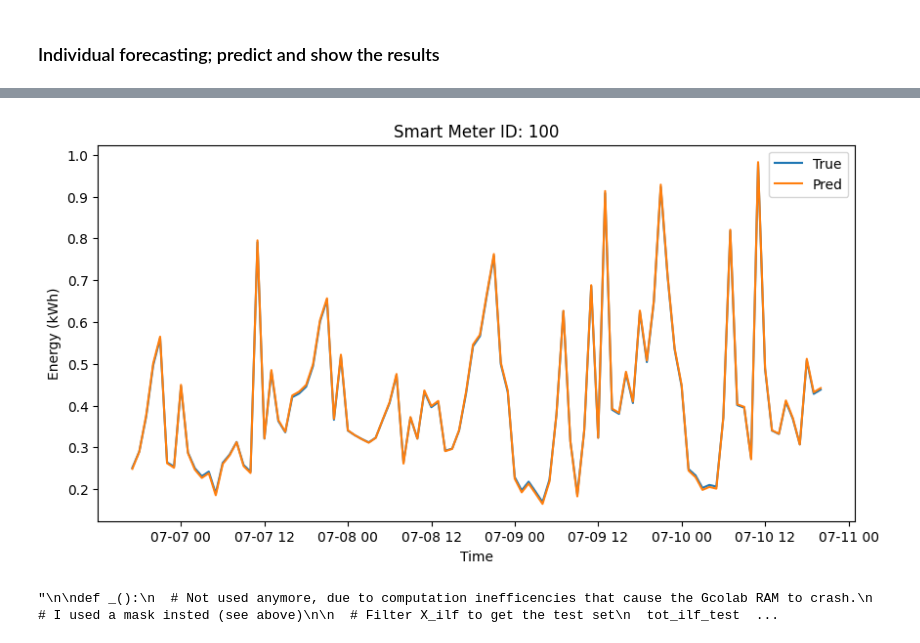
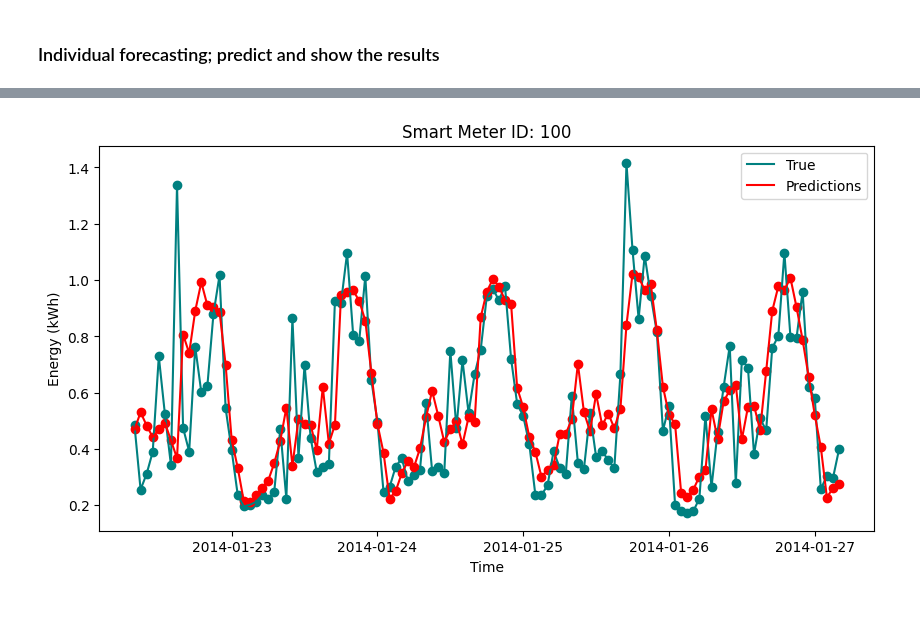
Before and after one commit to samueleborgognoni/kmeans_nn_ILF_london_smart_meters, a Jupyter notebook: 4_Load_Forecasting_lag.ipynb, the cells around one changed output, grey strips where cells are left out. Saved outputs shown, nothing was run; the diff lists cells and outputs as text; code cells hidden in the pictures; blank space fills up the shorter version.

```diff
--- a/4_Load_Forecasting_lag.ipynb
+++ b/4_Load_Forecasting_lag.ipynb
@@ -731,7 +731,7 @@ def prepare_df_ilf(df_time_clusterID:pd.DataFrame, df_time_mean_cluster, cluster
   X_ilf = X_raw.merge(_dfc, on='tstp', how='left')
 
   # Do feature engineering to add sinusoidal values of timestamps and LAGS
-  X_ilf_ready = feature_eng(X_ilf, lag_168=False, col_name='energy(kWh)')
+  X_ilf_ready = feature_eng(X_ilf, lag_168=False, col_name='LCLid')
   X_ilf_ready = X_ilf_ready.reset_index()
 
   # FACTORIZE the LCLid (smart meter ID) str values to assign a INT to each one
@@ -1073,25 +1123,27 @@ rmspe   1.263
 # %%
 series_test = y_ilf_test.iloc[__idx_test]
 pred_test = y_pred[__idx_test]
-# series_test = series_test.reset_index(drop=True)
+
+start_perc, end_perc = 0.85, 0.87 # <-- choose the time window %
+
+start, end = int(start_perc*len(series_test)), int(end_perc*len(pred_test))
 
 # PLOT THE ILF WITHIN A SMALLER TIME WINDOW
-
-start, end = 200, 300  # NON 2000 se la serie è corta
-
 time = series_test.index[start:end]
 y_true = series_test.iloc[start:end]
 _y_pred = pred_test[start:end]
 
 plt.figure(figsize=(10,5))
-plt.plot(time, y_true, label='True')
-plt.plot(time, _y_pred, label='Pred')
+plt.plot(time, y_true, label='True', color='teal')
+plt.scatter(time, y_true, color='teal')
+plt.plot(time, _y_pred, label='Predictions', color='red')
+plt.scatter(time, _y_pred, color='red')
 
 
 plt.xlabel('Time')
 plt.ylabel('Energy (kWh)')
 plt.title(f'Smart Meter ID: {selected_ID}')
 plt.legend()
 plt.show()
 # %% [output]
-[figure, old version]
+[figure, new version]
@@ -1100,27 +1149,0 @@ plt.show()
-# %%
-'''
-
-def _():
-  # Not used anymore, due to computation inefficencies that cause the Gcolab RAM to crash.
-  # I used a mask insted (see above)
-
-  # Filter X_ilf to get the test set
-  tot_ilf_test = X_ilf_ready[X_ilf_ready['tstp'].isin(_dfc_test['tstp'])]
-
-  # Drop the filtered test rows from the total dataset, to get the training dataset
-  tot_ilf_train = X_ilf_ready.drop(tot_ilf_test.index)
-
-  # Split the training features from target
-  y_ilf_train = tot_ilf_train['energy(kWh)']
-  X_ilf_train = tot_ilf_train.drop(columns='energy(kWh)')
-
-  # Split test features from target
-  y_ilf_test = tot_ilf_test['energy(kWh)']
-  X_ilf_test = tot_ilf_test.drop(columns='energy(kWh)')
-
-  # Check test features
-  X_ilf_test
-
-  '''
-# %% [output]
-"\n\ndef _():\n  # Not used anymore, due to computation inefficencies that cause the Gcolab RAM to crash.\n  # I used a mask insted (see above)\n\n  # Filter X_ilf to get the test set\n  tot_ilf_test  ...
```
Also changed, not shown: parts of 11 cells of this notebook.
